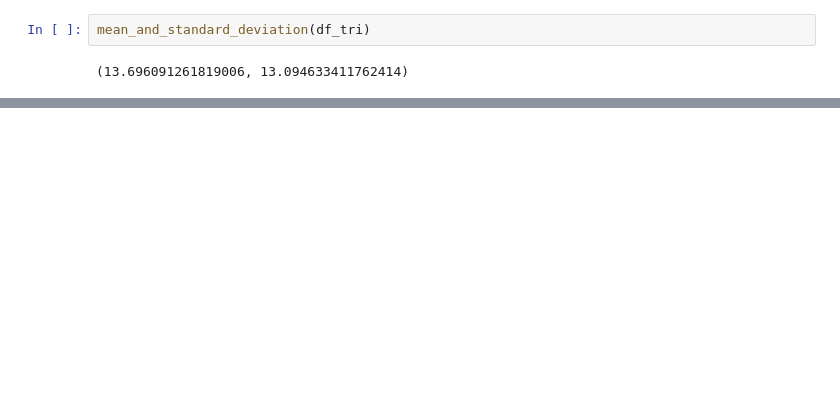
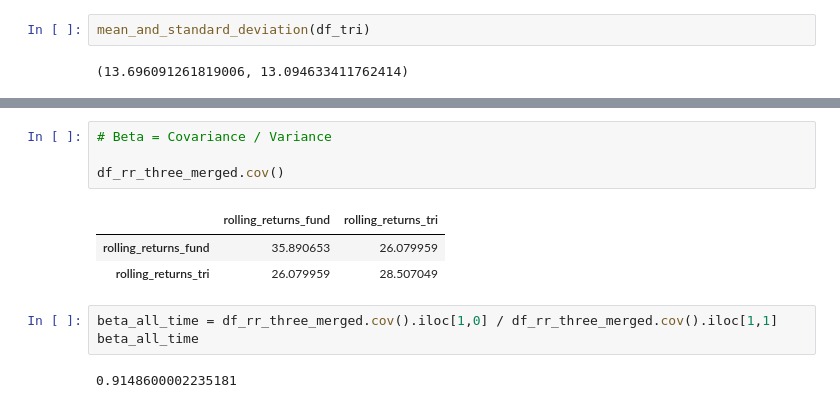
Before and after one commit to ParikhKadam/mutual-fund-analysis, a Jupyter notebook: notebooks/3. Mutual Fund Analysis.ipynb, the cells around one changed output, grey strips where cells are left out. Saved outputs shown, nothing was run; the diff lists cells and outputs as text; blank space fills up the shorter version.

```diff
--- a/notebooks/3. Mutual Fund Analysis.ipynb
+++ b/notebooks/3. Mutual Fund Analysis.ipynb
@@ -671,0 +747,13 @@ mean_and_standard_deviation(df_tri)
+# %%
+# Beta = Covariance / Variance
+
+df_rr_three_merged.cov()
+# %% [output]
+|  | rolling_returns_fund | rolling_returns_tri |
+| rolling_returns_fund | 35.890653 | 26.079959 |
+| rolling_returns_tri | 26.079959 | 28.507049 |
+# %%
+beta_all_time = df_rr_three_merged.cov().iloc[1,0] / df_rr_three_merged.cov().iloc[1,1]
+beta_all_time
+# %% [output]
+0.9148600002235181
```
Also changed, not shown: parts of 15 cells of this notebook.
